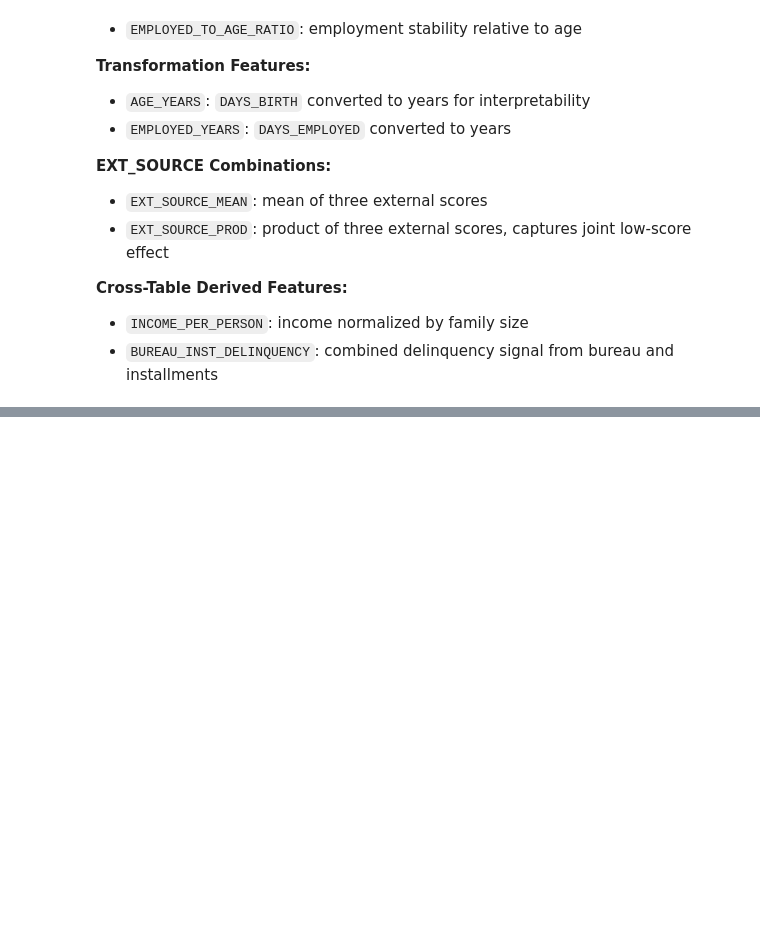
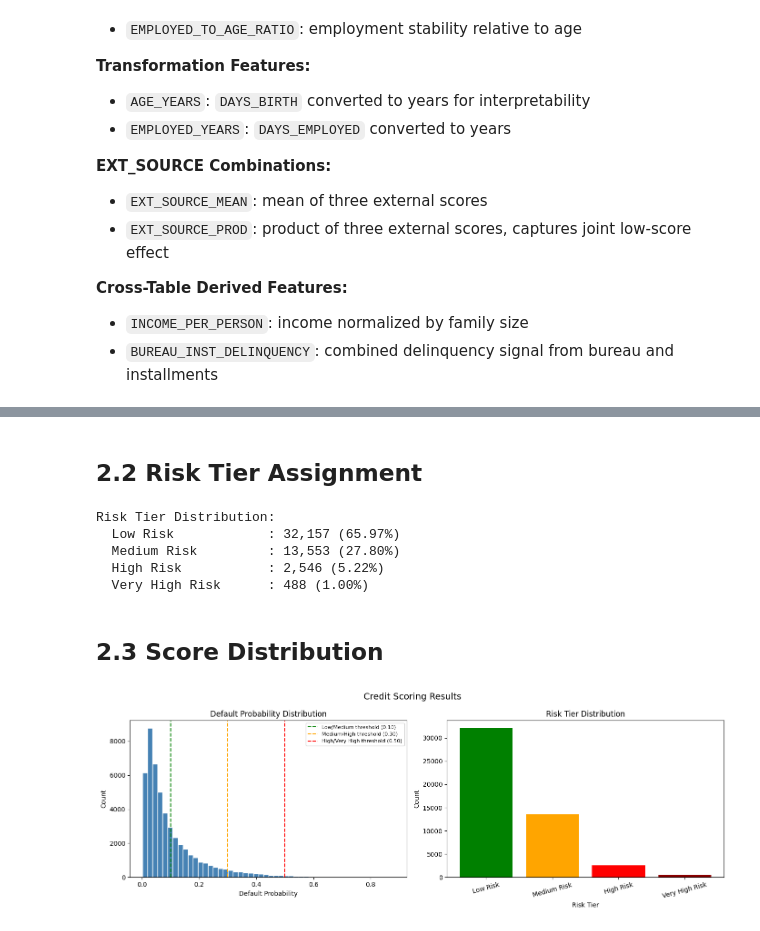
Before and after one commit to oknardo/Home_Credit_Scorecard_Model, a Jupyter notebook: Credit_Scoring.ipynb, the cells around one changed output, grey strips where cells are left out. Cells and saved outputs as stored; diff of their text form; code cells hidden in the pictures; blank space fills up the shorter version.

Commit message:
Add Risk Tier

```diff
--- a/Credit_Scoring.ipynb
+++ b/Credit_Scoring.ipynb
@@ -687,0 +742,10 @@ print(f"Total missing: {df_test_merged.isnull().sum().sum()}")
+# %%
+# Generate probability scores
+y_prob_test = lgbm_tuned.predict_proba(X_test_final)[:, 1]
+
+print(f"Probability scores generated for {len(y_prob_test):,} applicants.")
+print(f"\nScore Distribution:")
+print(f"  Min  : {y_prob_test.min():.4f}")
+print(f"  Max  : {y_prob_test.max():.4f}")
+print(f"  Mean : {y_prob_test.mean():.4f}")
+print(f"  Median: {np.median(y_prob_test):.4f}")
@@ -687,0 +760,62 @@ print(f"Total missing: {df_test_merged.isnull().sum().sum()}")
+# %% [markdown]
+## 2.2 Risk Tier Assignment
+# %%
+# Assign risk tiers based on probability thresholds
+def assign_risk_tier(prob):
+    if prob < 0.10:
+        return 'Low Risk'
+    elif prob < 0.30:
+        return 'Medium Risk'
+    elif prob < 0.50:
+        return 'High Risk'
+    else:
+        return 'Very High Risk'
+
+risk_tiers = [assign_risk_tier(p) for p in y_prob_test]
+
+# Risk tier distribution
+risk_tier_counts = pd.Series(risk_tiers).value_counts()
+risk_tier_pct = pd.Series(risk_tiers).value_counts(normalize=True) * 100
+
+print("Risk Tier Distribution:")
+for tier in ['Low Risk', 'Medium Risk', 'High Risk', 'Very High Risk']:
+    count = risk_tier_counts.get(tier, 0)
+    pct = risk_tier_pct.get(tier, 0)
+    print(f"  {tier:<20}: {count:,} ({pct:.2f}%)")
+# %% [output]
+Risk Tier Distribution:
+  Low Risk            : 32,157 (65.97%)
+  Medium Risk         : 13,553 (27.80%)
+  High Risk           : 2,546 (5.22%)
+  Very High Risk      : 488 (1.00%)
+# %% [markdown]
+## 2.3 Score Distribution
+# %%
+# Visualization - probability score distribution
+fig, axes = plt.subplots(1, 2, figsize=(14, 5))
+
+# Histogram of probability scores
+axes[0].hist(y_prob_test, bins=50, color='steelblue', edgecolor='white')
+axes[0].set_title('Default Probability Distribution')
+axes[0].set_xlabel('Default Probability')
+axes[0].set_ylabel('Count')
+axes[0].axvline(x=0.10, color='green', linestyle='--', label='Low/Medium threshold (0.10)')
+axes[0].axvline(x=0.30, color='orange', linestyle='--', label='Medium/High threshold (0.30)')
+axes[0].axvline(x=0.50, color='red', linestyle='--', label='High/Very High threshold (0.50)')
+axes[0].legend(fontsize=8)
+
+# Risk tier bar plot
+colors = ['green', 'orange', 'red', 'darkred']
+tiers = ['Low Risk', 'Medium Risk', 'High Risk', 'Very High Risk']
+counts = [risk_tier_counts.get(t, 0) for t in tiers]
+axes[1].bar(tiers, counts, color=colors)
+axes[1].set_title('Risk Tier Distribution')
+axes[1].set_xlabel('Risk Tier')
+axes[1].set_ylabel('Count')
+axes[1].tick_params(axis='x', rotation=15)
+
+plt.suptitle('Credit Scoring Results', fontsize=14)
+plt.tight_layout()
+plt.show()
+# %% [output]
+[figure, added]
```
Also changed, not shown: parts of 21 cells of this notebook.
